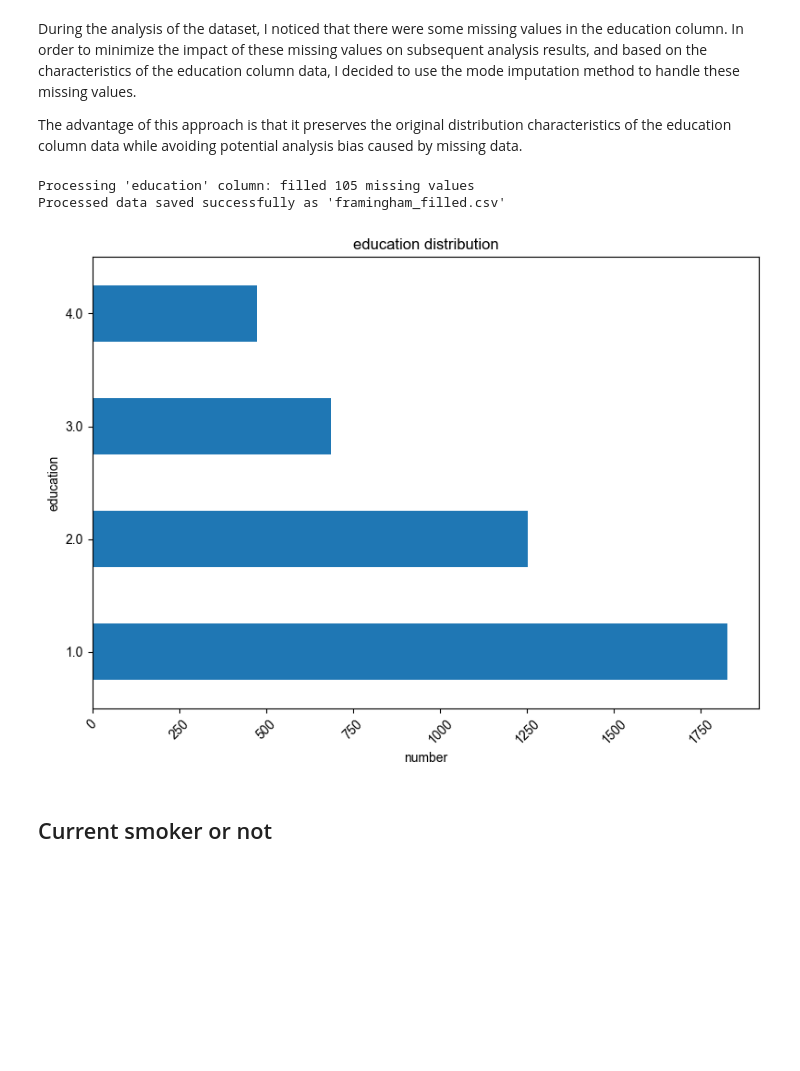
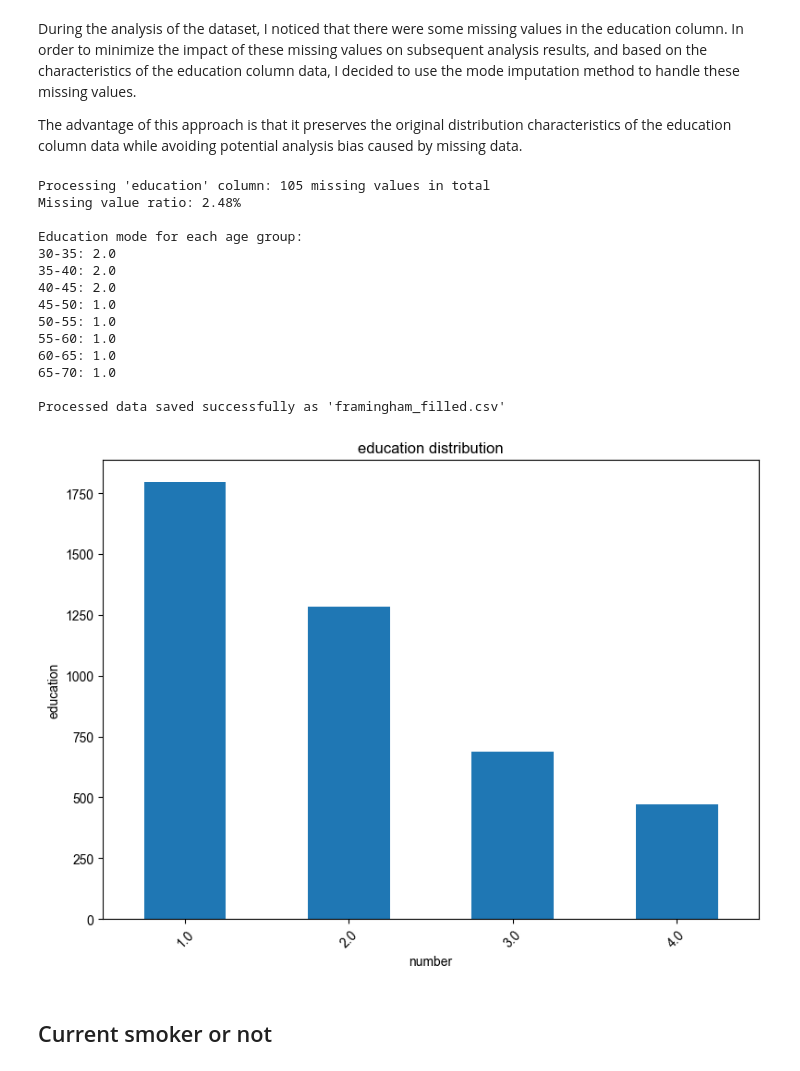
Before and after one commit to Yute-Tjr/CHD_data_analysis, a Jupyter notebook: CHD_data_analysis.ipynb, the cells around one changed output. Cells and saved outputs as stored; diff of their text form; code cells hidden in the pictures; blank space fills up the shorter version.

Commit message:
education修改完成，取每个年龄组的众数填充

```diff
--- a/CHD_data_analysis.ipynb
+++ b/CHD_data_analysis.ipynb
@@ -97,8 +97,8 @@ plt.show()
 ## Age
 # %%
 # Plot the age distribution
-bins = range(30, 71, 10)  # 30-40,40-50,...,60-70
-labels = [f'{i}-{i+10}' for i in bins[:-1]] # creating labels for the bins
+bins = range(30, 71, 5)  # 30-35,35-40,...,65-70
+labels = [f'{i}-{i+5}' for i in bins[:-1]] # creating labels for the bins
 
 df['age_group'] = pd.cut(df['age'], bins=bins, labels=labels, right=False)
 
@@ -111,7 +111,7 @@ group_counts.plot(kind='bar')
 plt.xlabel('Number of People')
 plt.ylabel('Age Group')
 plt.xticks(rotation=45)
-plt.title('Age Distribution by 10-Year Groups')
+plt.title('Age Distribution by 5-Year Groups')
 plt.tight_layout()
 plt.show()
 
@@ -138,32 +138,69 @@ During the analysis of the dataset, I noticed that there were some missing value
 
  The advantage of this approach is that it preserves the original distribution characteristics of the education column data while avoiding potential analysis bias caused by missing data.
 # %%
+import pandas as pd
+import matplotlib.pyplot as plt
 
-# Count the number of missing entries in the 'education' column
+# 1. divide age into groups of 5 years
+bins = range(30, 71, 5)  # 30-35,35-40,...,65-70
+labels = [f'{i}-{i+5}' for i in bins[:-1]]
+df['age_group'] = pd.cut(df['age'], bins=bins, labels=labels, right=False)
+
+# 2. count missing values in education column and print
 missing_education = df['education'].isnull().sum()
+total = len(df)
+missing_ratio = (missing_education / total) * 100  # calculate percentage
+print(f"Processing 'education' column: {missing_education} missing values in total")
+print(f"Missing value ratio: {missing_ratio:.2f}%")  # print ratio with 2 decimal places
 
-# Calculate the mode (most frequent value) of education level
-mode_education = df['education'].mode()[0]
+# 3. calculate education mode for each age group and print
+group_mode_education = df.groupby('age_group')['education'].agg(lambda x: x.mode()[0] if not x.mode().empty else None)
+print("\nEducation mode for each age group:")
+for age_group, mode in group_mode_education.items():
+    print(f"{age_group}: {mode}")
 
-# Fill missing values with the mode and convert to category type
-df['education'] = df['education'].fillna(mode_education).astype('category')
-print(f"Processing 'education' column: filled {missing_education} missing values")
+# 4. fill missing values in education column by age group mode
+def fill_by_group_mode(row):
+    if pd.isnull(row['education']):
+        # fill missing values with mode of the age group
+        return group_mode_education.get(row['age_group'])
+    return row['education']
+
+# Apply the filling logic
+df['education'] = df.apply(fill_by_group_mode, axis=1)
+# Convert to category type
+df['education'] = df['education'].astype('category')
+
+# 5. save processed data
 df.to_csv('framingham_filled.csv', index=False)
-print("Processed data saved successfully as 'framingham_filled.csv'")
+print("\nProcessed data saved successfully as 'framingham_filled.csv'")
 
+# 6. plot education distribution chart
 value_counts_education = df['education'].value_counts(dropna=False)
 plt.figure(figsize=(8, 6))
-value_counts_education.plot(kind='barh')
+value_counts_education.plot(kind='bar')
 plt.ylabel('education')
 plt.xlabel('number')
 plt.xticks(rotation=45)
 plt.title('education distribution')
 plt.tight_layout()
 plt.show()
 # %% [output]
-Processing 'education' column: filled 105 missing values
+Processing 'education' column: 105 missing values in total
+Missing value ratio: 2.48%
+
+Education mode for each age group:
+30-35: 2.0
+35-40: 2.0
+40-45: 2.0
+45-50: 1.0
+50-55: 1.0
+55-60: 1.0
+60-65: 1.0
+65-70: 1.0
+
 Processed data saved successfully as 'framingham_filled.csv'
-[figure, old version]
+[figure, new version]
 # %% [markdown]
 ## Current smoker or not
 # %%
```
Also changed, not shown: parts of 1 cell of this notebook.
